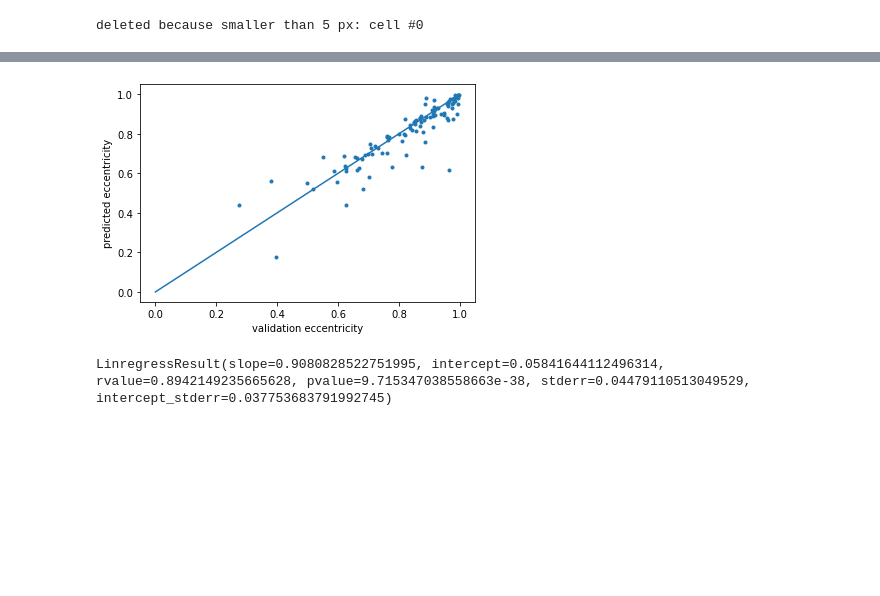
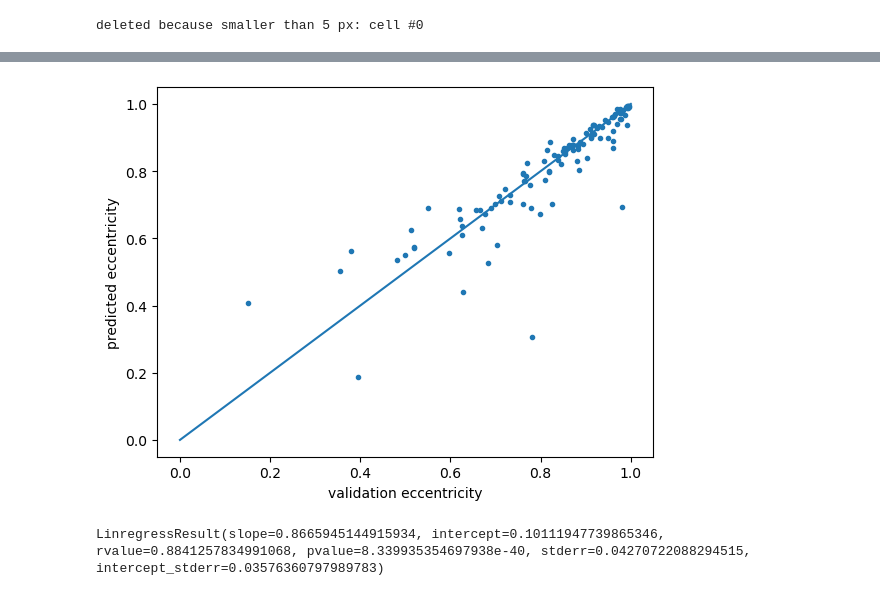
Before and after one commit to PhilipRuthig/EMtools, a Jupyter notebook: 4_validation.ipynb, the cells around one changed output, grey strips where cells are left out. Drawn from its saved outputs; the diff is of its cells as text; code cells hidden in the pictures; blank space fills up the shorter version.

```diff
--- a/4_validation.ipynb
+++ b/4_validation.ipynb
@@ -183,23 +199,4 @@ plt.show()
 # %%
-# fill inner to outer label to make sure they touch
-pred_inner = ndi.binary_dilation(pred_inner,structure=disk(5))
-pred_inner[pred_outer==True]=0
-
-# binary opening to get rid of small speckles
-pred_inner = ndi.binary_opening(pred_inner,structure=disk(2))
-
-# fill holes
-pred_inner = ndi.binary_fill_holes(pred_inner)
-
-# binary opening to get rid of small speckles
-pred_inner = ndi.binary_opening(pred_inner,structure=disk(6))
-
-# dilate inner, then restrict it to everywhere where outer isnt true. Do this a few times.
-# This is to make sure they are in contact and can be seperated by watershed later on
-# Do not overdo it, or otherwise cells that are not completely enclosed by myelin will dilate a lot!
-pred_inner = ndi.binary_dilation(pred_inner,structure=disk(3))
-    # pred_inner[pred_outer==True]=False
-
 #re-label so the labels are uniform between both channels.
 pred_outer_labeled,pred_inner_labeled = resolve_undersegmentation(pred_outer.astype('bool'),pred_inner.astype('bool'))
 plt.title('raw prediction outer')
@@ -493,7 +504,7 @@ print(iou_inner_before,iou_outer_before,dice_inner_before,dice_outer_before)
 # %%
 n_false_positive = 0
 n_false_negative = 0
-overlap_thresh = 0.05
+overlap_thresh = 0.4
 # overlap_thresh = 0.4
 
 overlap_perc_list_1 = []
@@ -605,7 +616,7 @@ for id in np.unique(pred_both_labeled):
 
     else: # if the overlap is not met:
         pred_both_labeled[pred_both_labeled==id] = 0
-        n_false_negative += 1
+        n_false_positive += 1
         print(f'overlap thresh not met. increase false positive by 1 and deleting cell# {id}')
         if current_val_id == None:
             print('None')
@@ -1002,21 +1110,22 @@ eccentricity          0.829187     0.870904     0.152061  manual label
 # %%
-x = np.arange(0,2)
-y = np.arange(0,2)
 set_val = (measurements_inner_val['eccentricity'])
 set_pred = (measurements_inner_pred['eccentricity'])
 
 stats_val_pred = scipy.stats.linregress(set_val,set_pred)
+
+x = np.arange(0,np.max(set_val)*1.1)
+y = np.arange(0,np.max(set_val)*1.1)
 
 plt.scatter(set_val,set_pred,marker='.')
 plt.plot(x,y)
 plt.xlabel('validation eccentricity')
 plt.ylabel('predicted eccentricity')
 plt.savefig(save_path + "\inner_ecc.png",dpi=500)
 plt.show()
 print(stats_val_pred)
 # %% [output]
-[figure, old version]
+[figure, new version]
-LinregressResult(slope=0.9080828522751995, intercept=0.05841644112496314, rvalue=0.8942149235665628, pvalue=9.715347038558663e-38, stderr=0.04479110513049529, intercept_stderr=0.037753683791992745)
+LinregressResult(slope=0.8665945144915934, intercept=0.10111947739865346, rvalue=0.8841257834991068, pvalue=8.339935354697938e-40, stderr=0.04270722088294515, intercept_stderr=0.03576360797989783)
 # %%
 # Assuming set_val and set_pred are numpy arrays or lists
 set_val = np.array(set_val)
```
Also changed, not shown: parts of 56 cells of this notebook, 29 other files.
